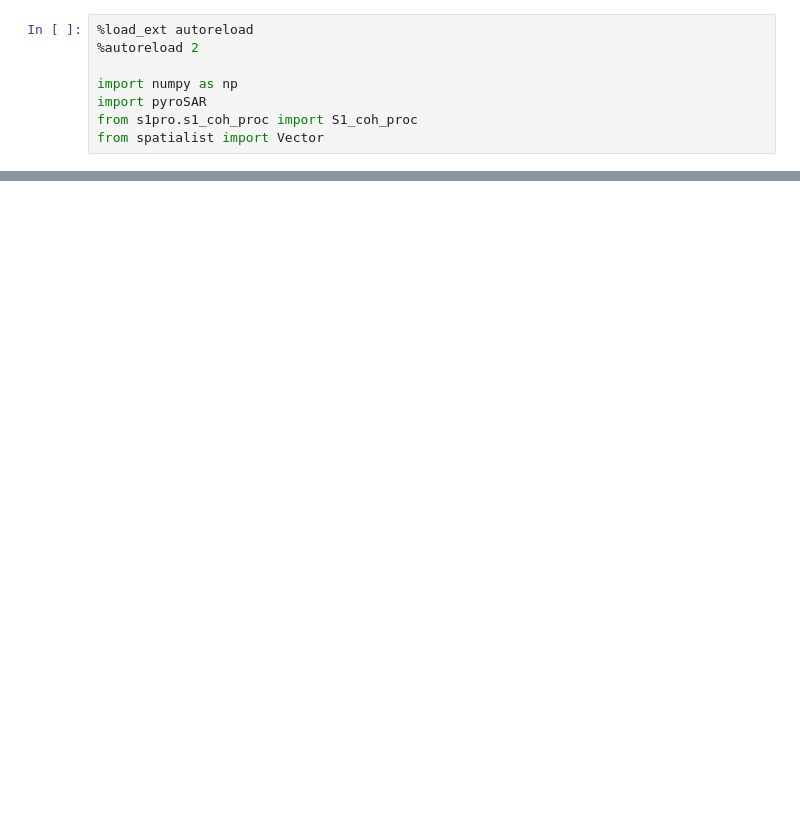
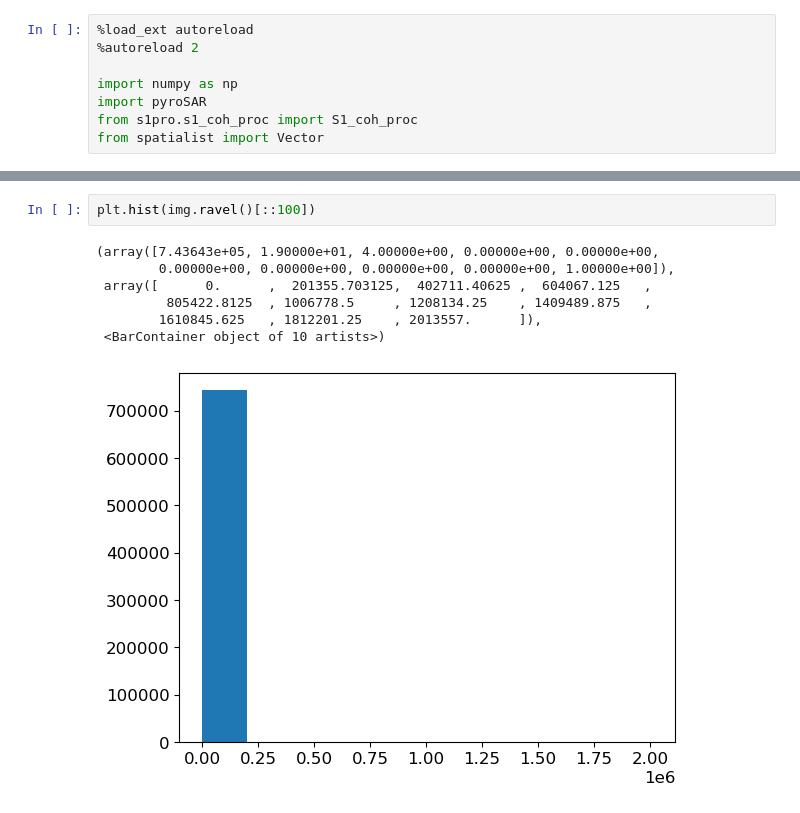
Before and after one commit to odhondt/eo_tools, a Jupyter notebook: notebooks/test.ipynb, the cells around one changed output, grey strips where cells are left out. Drawn from its saved outputs; the diff is of its cells as text; blank space fills up the shorter version.

```diff
--- a/notebooks/test.ipynb
+++ b/notebooks/test.ipynb
@@ -36,0 +70,10 @@ import sklearn
+# %%
+plt.hist(img.ravel()[::100])
+# %% [output]
+(array([7.43643e+05, 1.90000e+01, 4.00000e+00, 0.00000e+00, 0.00000e+00,
+        0.00000e+00, 0.00000e+00, 0.00000e+00, 0.00000e+00, 1.00000e+00]),
+ array([      0.      ,  201355.703125,  402711.40625 ,  604067.125   ,
+         805422.8125  , 1006778.5     , 1208134.25    , 1409489.875   ,
+        1610845.625   , 1812201.25    , 2013557.      ]),
+ <BarContainer object of 10 artists>)
+[figure, added]
```
Also changed, not shown: parts of 6 cells of this notebook, 4 other files.
